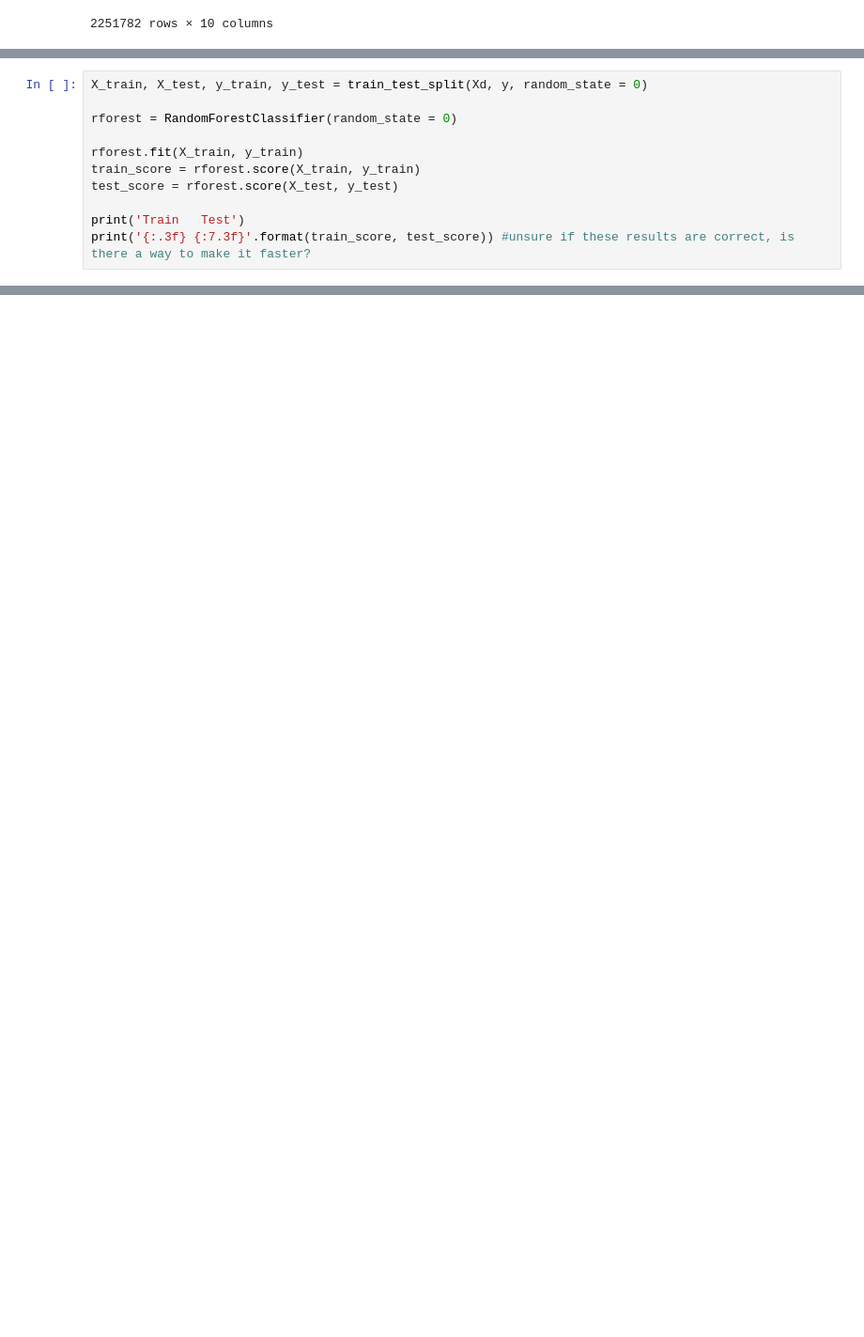
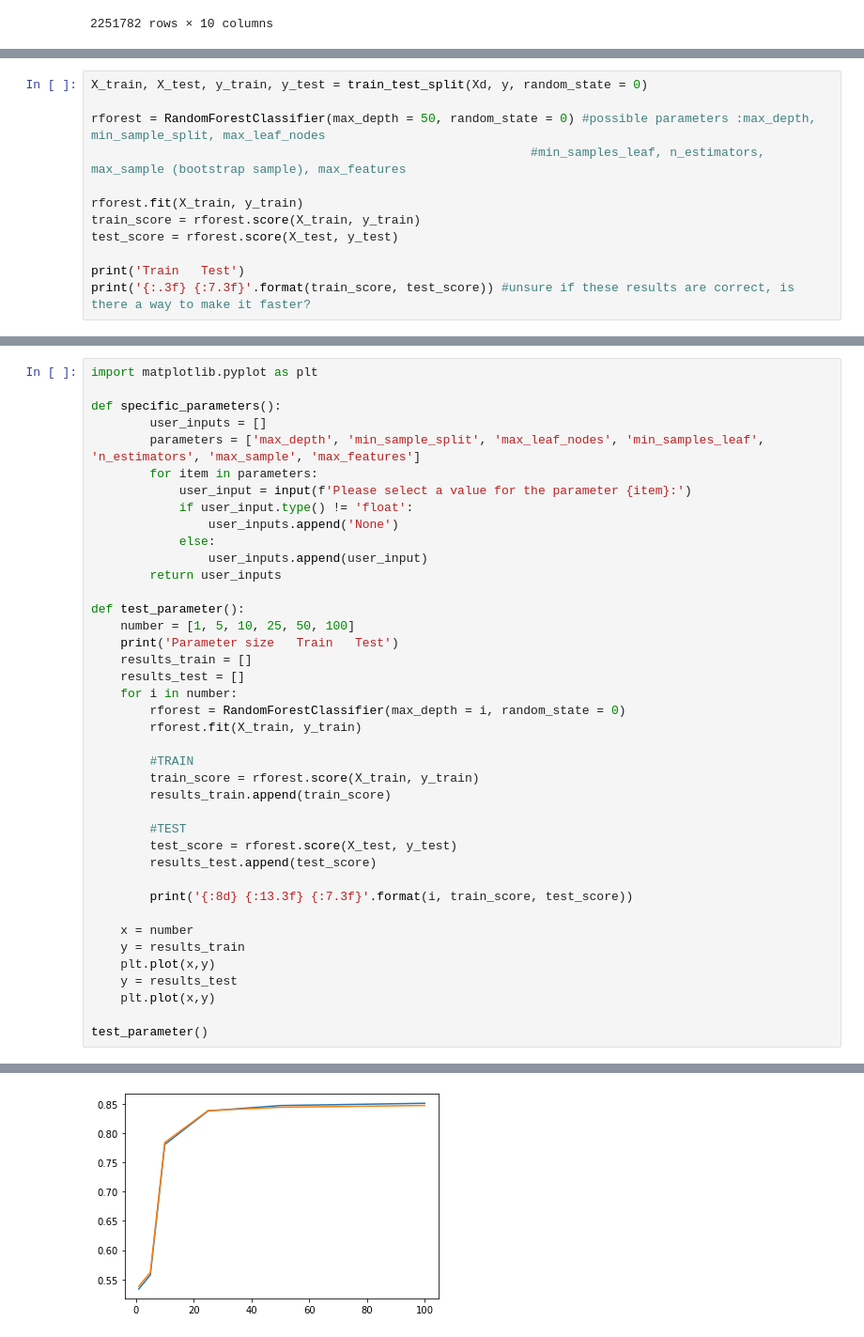
Before and after one commit to MasterWolff/BDA-Project, a Jupyter notebook: BDA code.ipynb, the cells around one changed output, grey strips where cells are left out. Shown: that part at 94% size. Drawn from its saved outputs; the diff is of its cells as text; blank space fills up the shorter version.

Commit message:
Tuning parameters --> see changelog

```diff
--- a/BDA code.ipynb
+++ b/BDA code.ipynb
@@ -110,7 +127,8 @@ Xd
 # %%
 X_train, X_test, y_train, y_test = train_test_split(Xd, y, random_state = 0)
 
-rforest = RandomForestClassifier(random_state = 0)
+rforest = RandomForestClassifier(max_depth = 50, random_state = 0) #possible parameters :max_depth, min_sample_split, max_leaf_nodes
+                                                            #min_samples_leaf, n_estimators, max_sample (bootstrap sample), max_features
 
 rforest.fit(X_train, y_train)
 train_score = rforest.score(X_train, y_train)
@@ -125,0 +142,41 @@ Speaking failed: -128
+# %%
+import matplotlib.pyplot as plt
+
+def specific_parameters():
+        user_inputs = []
+        parameters = ['max_depth', 'min_sample_split', 'max_leaf_nodes', 'min_samples_leaf', 'n_estimators', 'max_sample', 'max_features']
+        for item in parameters:
+            user_input = input(f'Please select a value for the parameter {item}:')
+            if user_input.type() != 'float':
+                user_inputs.append('None')
+            else:
+                user_inputs.append(user_input)
+        return user_inputs
+
+def test_parameter():
+    number = [1, 5, 10, 25, 50, 100]
+    print('Parameter size   Train   Test')
+    results_train = []
+    results_test = []
+    for i in number:
+        rforest = RandomForestClassifier(max_depth = i, random_state = 0)
+        rforest.fit(X_train, y_train)
+
+        #TRAIN
+        train_score = rforest.score(X_train, y_train)
+        results_train.append(train_score)
+
+        #TEST
+        test_score = rforest.score(X_test, y_test)
+        results_test.append(test_score)
+
+        print('{:8d} {:13.3f} {:7.3f}'.format(i, train_score, test_score))
+
+    x = number
+    y = results_train
+    plt.plot(x,y)
+    y = results_test
+    plt.plot(x,y)
+
+test_parameter()
+# %% [output]
@@ -126,3 +190,4 @@ Speaking failed: -128
+[figure, added]
 # %%
 #import os
 #os.system('say "Program finished"') you can insert this code after the block above if you wish to have a sound play once it's done so
```
Also changed, not shown: parts of 6 cells of this notebook, 2 other files.
